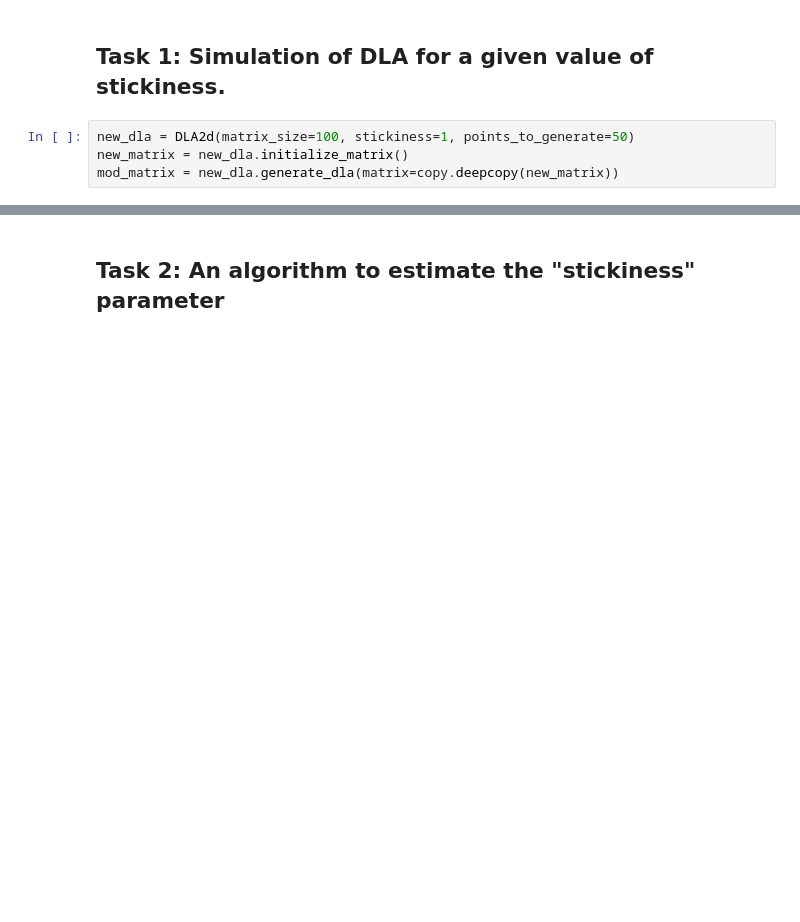
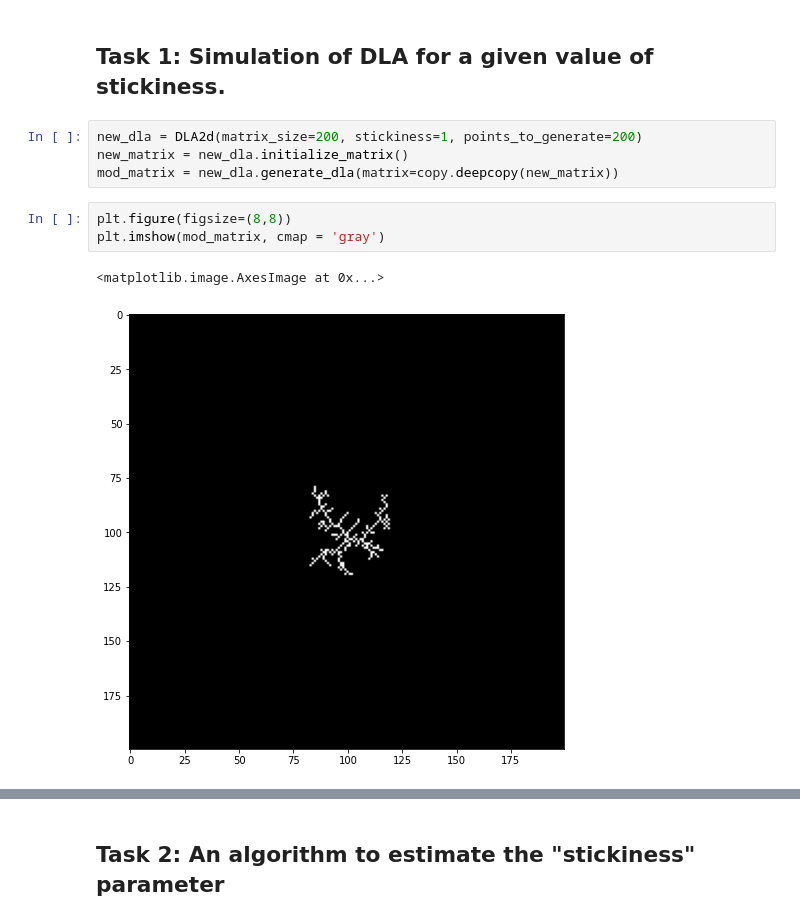
Before and after one commit to VinayIN/Aggregating-Model, a Jupyter notebook: DLA2d.ipynb, the cells around one changed output, grey strips where cells are left out. Cells and saved outputs as stored; diff of their text form; blank space fills up the shorter version.

```diff
--- a/DLA2d.ipynb
+++ b/DLA2d.ipynb
@@ -125,8 +125,14 @@ class DLA2d:
 # %% [markdown]
 ## Task 1: Simulation of DLA for a given value of stickiness.
 # %%
-new_dla = DLA2d(matrix_size=100, stickiness=1, points_to_generate=50)
+new_dla = DLA2d(matrix_size=200, stickiness=1, points_to_generate=200)
 new_matrix = new_dla.initialize_matrix()
 mod_matrix = new_dla.generate_dla(matrix=copy.deepcopy(new_matrix))
+# %%
+plt.figure(figsize=(8,8))
+plt.imshow(mod_matrix, cmap = 'gray')
+# %% [output]
+<matplotlib.image.AxesImage at 0x...>
+[figure, added]
 # %%
 new_dla.trace_point(point=4)
```
Also changed, not shown: parts of 9 cells of this notebook, 12 other files.
